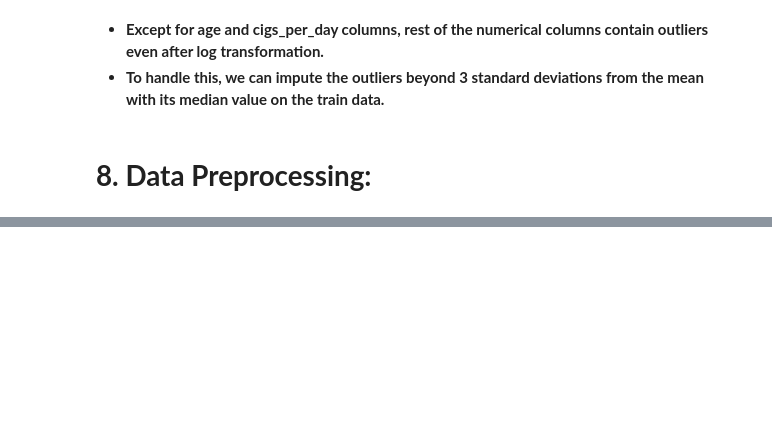
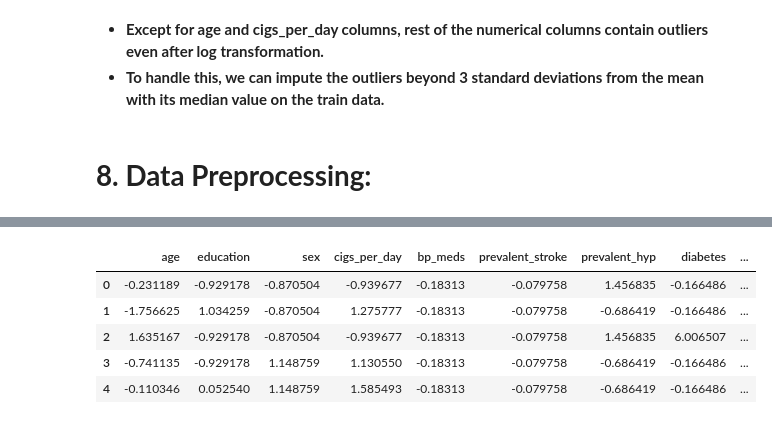
Before and after one commit to hamant-jagwan/Cardiovascular_Risk_Prediction--ML--Classification, a Jupyter notebook: Cardiovascular_Risk_Prediction.ipynb, the cells around one changed output, grey strips where cells are left out. Drawn from its saved outputs; the diff is of its cells as text; code cells hidden in the pictures; blank space fills up the shorter version.

```diff
--- a/Cardiovascular_Risk_Prediction.ipynb
+++ b/Cardiovascular_Risk_Prediction.ipynb
@@ -948,0 +1073,22 @@ for col in continuous_var:
+# %%
+# Scaling data
+scaler = StandardScaler()
+
+X_train_scaled = scaler.fit_transform(X_train)
+X_smote_scaled = scaler.fit_transform(X_smote)
+X_test_scaled = scaler.transform(X_test)
+
+# Converting array to dataframe
+X_train_scaled = pd.DataFrame(X_train_scaled,columns=X_train.columns)
+X_smote_scaled = pd.DataFrame(X_smote_scaled,columns=X_smote.columns)
+X_test_scaled = pd.DataFrame(X_test_scaled,columns=X_test.columns)
+# %%
+# Scaled train values
+X_train_scaled.head()
+# %% [output]
+|  | age | education | sex | cigs_per_day | bp_meds | prevalent_stroke | prevalent_hyp | diabetes | ... |
+| 0 | -0.231189 | -0.929178 | -0.870504 | -0.939677 | -0.18313 | -0.079758 | 1.456835 | -0.166486 | ... |
+| 1 | -1.756625 | 1.034259 | -0.870504 | 1.275777 | -0.18313 | -0.079758 | -0.686419 | -0.166486 | ... |
+| 2 | 1.635167 | -0.929178 | -0.870504 | -0.939677 | -0.18313 | -0.079758 | 1.456835 | 6.006507 | ... |
+| 3 | -0.741135 | -0.929178 | 1.148759 | 1.130550 | -0.18313 | -0.079758 | -0.686419 | -0.166486 | ... |
+| 4 | -0.110346 | 0.052540 | 1.148759 | 1.585493 | -0.18313 | -0.079758 | -0.686419 | -0.166486 | ... |
```
Also changed, not shown: parts of 26 cells of this notebook.
